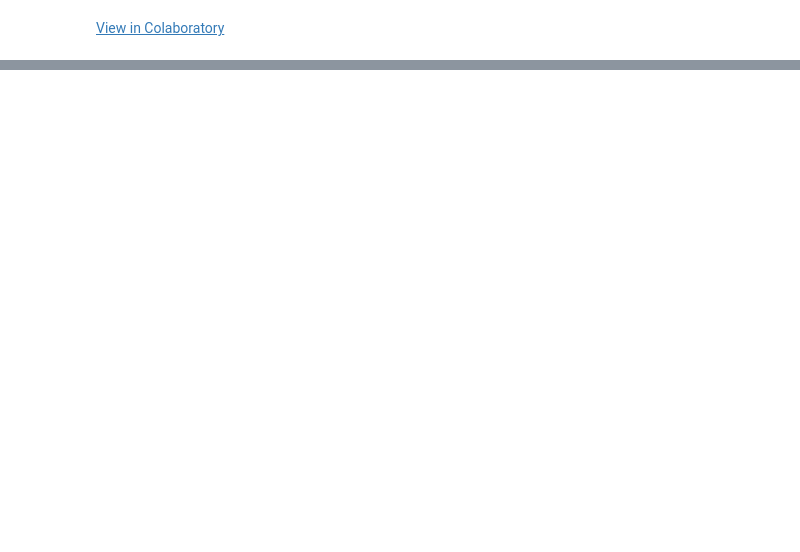
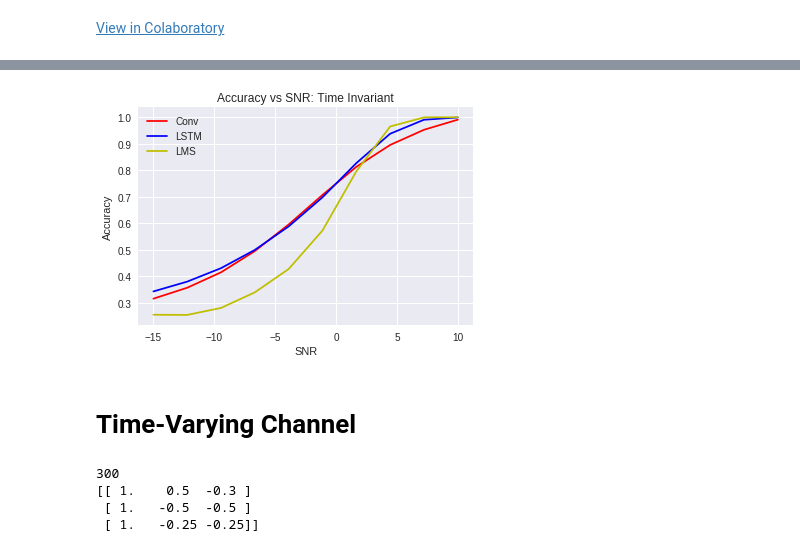
Before and after one commit to opooladz/ece_210_final_project, a Jupyter notebook: LSTM/210_final_project_LSTM.ipynb, the cells around one changed output, grey strips where cells are left out. Cells and saved outputs as stored; diff of their text form; code cells hidden in the pictures; blank space fills up the shorter version.

Commit message:
LSTM tested and compared

```diff
--- a/LSTM/210_final_project_LSTM.ipynb
+++ b/LSTM/210_final_project_LSTM.ipynb
@@ -222,0 +206,13 @@ Test accuracy: [0.21727805149555207, 0.993878125]
+# %%
+# Instantiating Data
+
+m = 4         # order of modulation
+trials = 10000 # number of trials
+Noise = True
+SNRdB = 10
+seqLen = 300
+print(seqLen)
+#h = [1,0.4,0.3,0.2,0.25]
+chanelLen = 5
+h = np.random.rand(chanelLen)
+h[0] = 1
@@ -258,0 +336,19 @@ Test accuracy: [0.308697285490036, 0.951788125]
+# %%
+s_lstm = np.array(scores_lstm)
+s_conv = np.array(scores_conv)
+s_lms = 1-np.array([0,0.06,3.49,20.42,42.74,57.27,66.08,71.97,74.61,74.54])*1.0/100
+plt.plot(snrs,s_conv[:,1],"r",label="Conv")
+plt.plot(snrs,s_lstm[:,1],"b",label="LSTM")
+plt.plot(snrs,s_lms,"y",label="LMS")
+plt.legend()
+plt.xlabel("SNR")
+plt.ylabel("Accuracy")
+plt.title("Accuracy vs SNR: Time Invariant")
+
+from google.colab import files
+plt.savefig('SNR_time_invariant.png')
+files.download('SNR_time_invariant.png')
+# %% [output]
+[figure, added]
+# %% [markdown]
+# Time-Varying Channel
@@ -258,0 +454,25 @@ Test accuracy: [0.308697285490036, 0.951788125]
+# %%
+# Instantiating Data
+
+m = 4         # order of modulation
+trials = 10000 # number of trials
+Noise = True
+SNRdB = 5
+seqLen = 300
+print(seqLen)
+h_list = []
+h_list.append(np.array([1,0.5,-0.3]))
+h_list.append(np.array([1,-.5,-0.5]))
+h_list.append(np.array([1,-0.25,-0.25]))
+h_list = np.array(h_list)
+chanelLen = len(h_list[0])
+#chanelLen = 5
+# h_list = np.random.rand(3,chanelLen)
+# h_list[:,0] = 1
+channel_dur = 75
+print(h_list)
+# %% [output]
+300
+[[ 1.    0.5  -0.3 ]
+ [ 1.   -0.5  -0.5 ]
+ [ 1.   -0.25 -0.25]]
```
Also changed, not shown: parts of 18 cells of this notebook.
